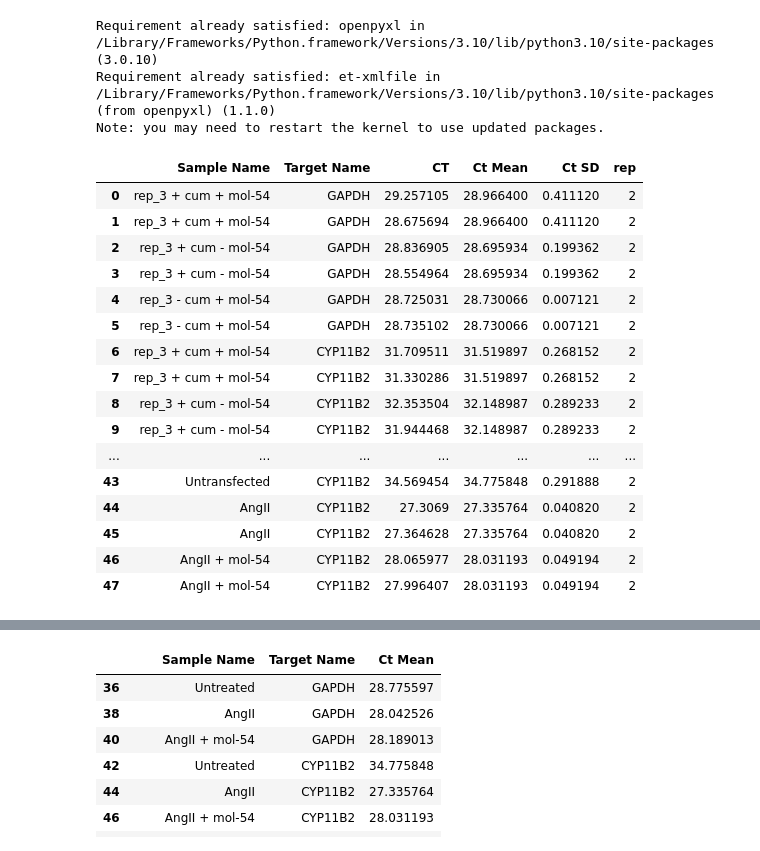
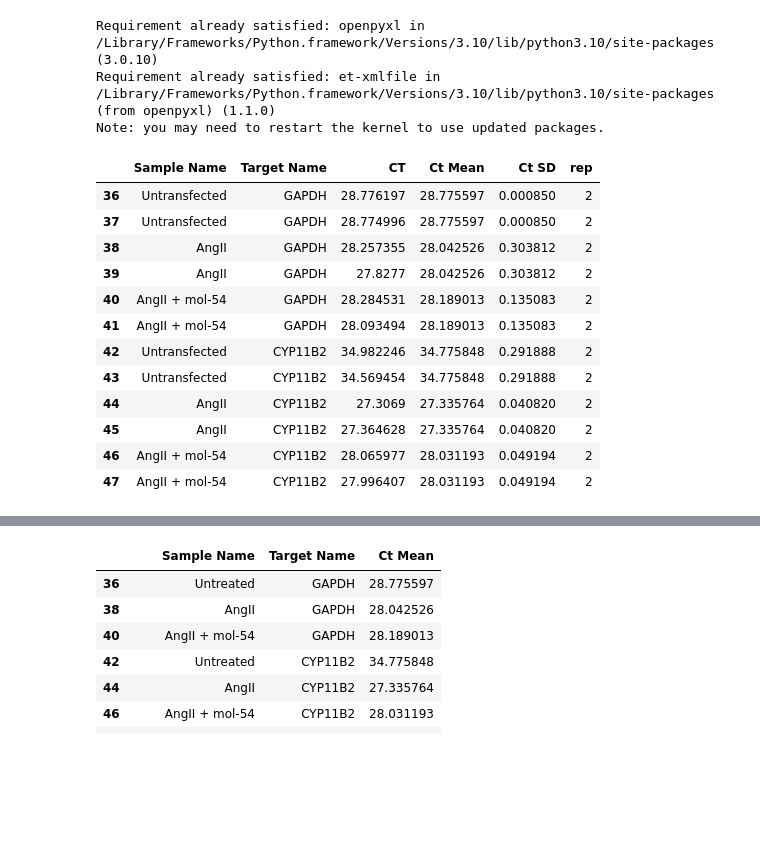
Before and after one commit to Sanas-m/molecule-54, a Jupyter notebook: AngII-stim/results/all-replicates.ipynb, the cells around one changed output, grey strips where cells are left out. Saved outputs shown, nothing was run; the diff lists cells and outputs as text; code cells hidden in the pictures; blank space fills up the shorter version.

```diff
--- a/AngII-stim/results/all-replicates.ipynb
+++ b/AngII-stim/results/all-replicates.ipynb
@@ -22,32 +22,28 @@ def convert_rep(row):
 # %%
 rawDataSet_2 = pd.read_excel(r'/Users/sanas/Projects/molecule-54/AngII-stim/resources/AngII_rep2.xlsx', sheet_name = 'Results', header = 50, decimal = ",")
 rawDataSet_3and4 = pd.read_excel(r'/Users/sanas/Projects/molecule-54/AngII-stim/resources/AngII_rep3-rep4.xls', sheet_name = 'Results', header = 50, decimal = ",")
 rawDataSet_5and6 = pd.read_excel(r'/Users/sanas/Projects/molecule-54/AngII-stim/resources/AngII_rep5-rep6.xls', sheet_name = 'Results', header = 50, decimal = ",")
 
 
 AngII_clean_2 = rawDataSet_2.drop(columns = ['Well', 'Well Position', 'Omit', 'Task', 'Reporter', 'Quencher', 'Quantity', \
                                     'Quantity Mean', 'Quantity SD', 'RQ', 'RQ Min', 'RQ Max', 'Delta Ct', 'Delta Ct Mean', \
                                      'Delta Ct SD', 'Delta Ct SE', 'Delta Delta Ct', 'Automatic Ct Threshold', \
                                      'Ct Threshold', 'Automatic Baseline', 'Baseline Start', \
                                     'Baseline End', 'Amp Status', 'Comments', 'Cq Conf', 'CQCONF', 'EXPFAIL', 'NOAMP', 'HIGHSD'])
 
 AngII_clean_2['rep'] = '2'
+AngII_clean_2 = AngII_clean_2[AngII_clean_2['Sample Name'].str.contains('rep')== False ]
 AngII_wo_na_2 = AngII_clean_2.dropna(axis = 0)
-#AngII_wo_na_2 = AngII_clean_2.apply(convert_rep, axis = 0)
 AngII_wo_na_2
 # %% [output]
 |  | Sample Name | Target Name | CT | Ct Mean | Ct SD | rep |
-| 0 | rep_3 + cum + mol-54 | GAPDH | 29.257105 | 28.966400 | 0.411120 | 2 |
-| 1 | rep_3 + cum + mol-54 | GAPDH | 28.675694 | 28.966400 | 0.411120 | 2 |
-| 2 | rep_3 + cum - mol-54 | GAPDH | 28.836905 | 28.695934 | 0.199362 | 2 |
-| 3 | rep_3 + cum - mol-54 | GAPDH | 28.554964 | 28.695934 | 0.199362 | 2 |
-| 4 | rep_3 - cum + mol-54 | GAPDH | 28.725031 | 28.730066 | 0.007121 | 2 |
-| 5 | rep_3 - cum + mol-54 | GAPDH | 28.735102 | 28.730066 | 0.007121 | 2 |
-| 6 | rep_3 + cum + mol-54 | CYP11B2 | 31.709511 | 31.519897 | 0.268152 | 2 |
-| 7 | rep_3 + cum + mol-54 | CYP11B2 | 31.330286 | 31.519897 | 0.268152 | 2 |
-| 8 | rep_3 + cum - mol-54 | CYP11B2 | 32.353504 | 32.148987 | 0.289233 | 2 |
-| 9 | rep_3 + cum - mol-54 | CYP11B2 | 31.944468 | 32.148987 | 0.289233 | 2 |
-| ... | ... | ... | ... | ... | ... | ... |
+| 36 | Untransfected | GAPDH | 28.776197 | 28.775597 | 0.000850 | 2 |
+| 37 | Untransfected | GAPDH | 28.774996 | 28.775597 | 0.000850 | 2 |
+| 38 | AngII | GAPDH | 28.257355 | 28.042526 | 0.303812 | 2 |
+| 39 | AngII | GAPDH | 27.8277 | 28.042526 | 0.303812 | 2 |
+| 40 | AngII + mol-54 | GAPDH | 28.284531 | 28.189013 | 0.135083 | 2 |
+| 41 | AngII + mol-54 | GAPDH | 28.093494 | 28.189013 | 0.135083 | 2 |
+| 42 | Untransfected | CYP11B2 | 34.982246 | 34.775848 | 0.291888 | 2 |
 | 43 | Untransfected | CYP11B2 | 34.569454 | 34.775848 | 0.291888 | 2 |
 | 44 | AngII | CYP11B2 | 27.3069 | 27.335764 | 0.040820 | 2 |
 | 45 | AngII | CYP11B2 | 27.364628 | 27.335764 | 0.040820 | 2 |
```
Also changed, not shown: parts of 7 cells of this notebook.
